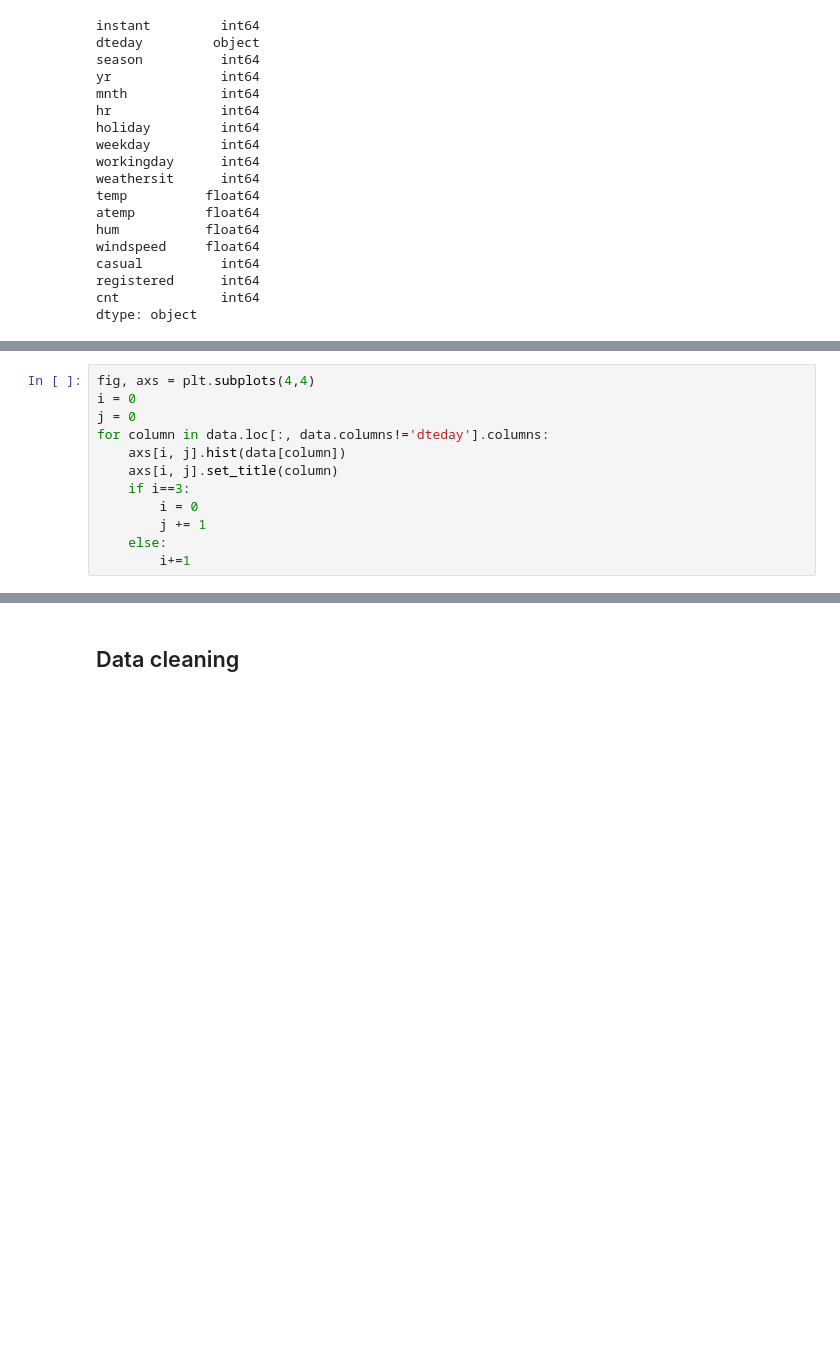
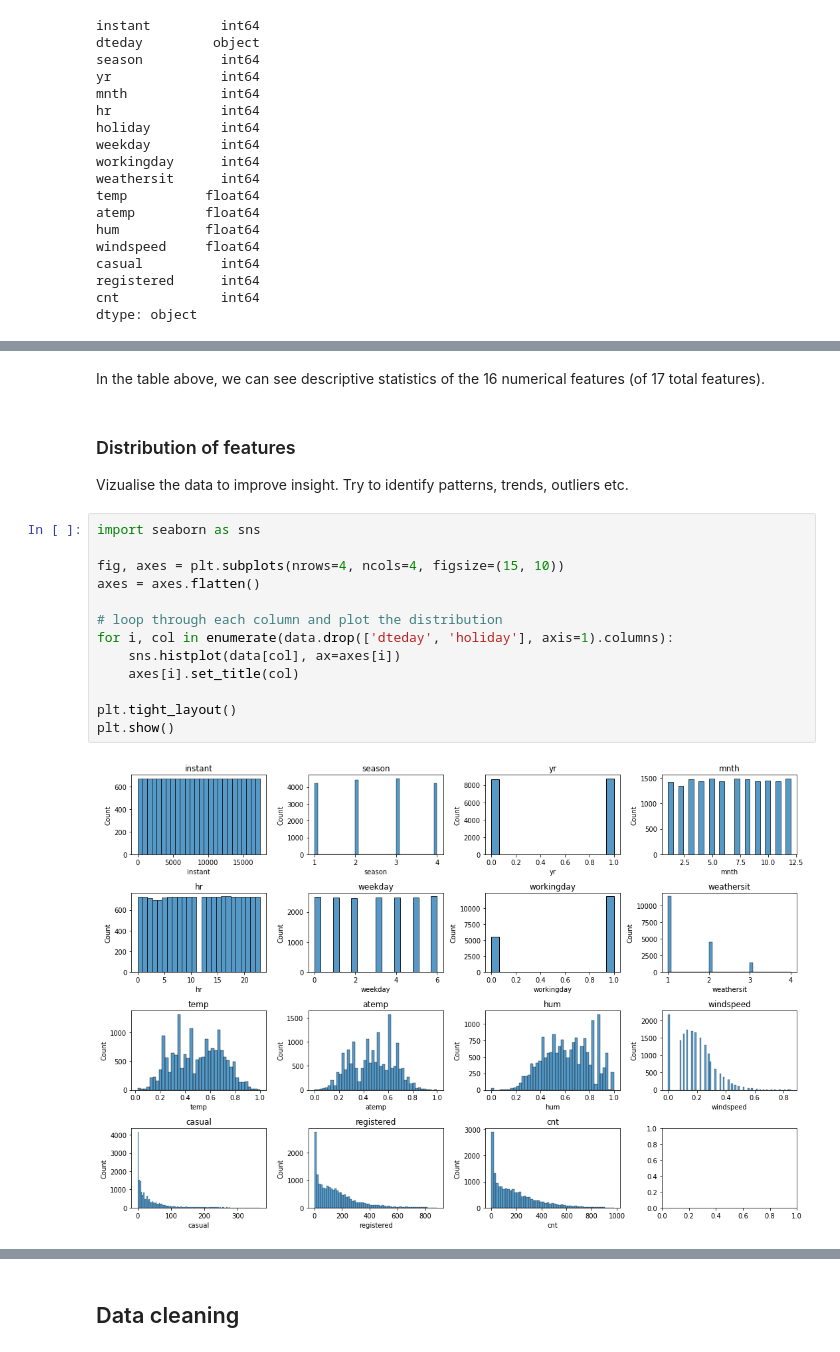
Before and after one commit to Mariuble/ucberkeley_bikerental, a Jupyter notebook: data_cleaning.ipynb, the cells around one changed output, grey strips where cells are left out. Cells and saved outputs as stored; diff of their text form; blank space fills up the shorter version.

Commit message:
EDA visualization

```diff
--- a/data_cleaning.ipynb
+++ b/data_cleaning.ipynb
@@ -83,12 +66,0 @@ False
-# %%
-fig, axs = plt.subplots(4,4)
-i = 0
-j = 0
-for column in data.loc[:, data.columns!='dteday'].columns:
-    axs[i, j].hist(data[column])
-    axs[i, j].set_title(column)
-    if i==3:
-        i = 0
-        j += 1
-    else:
-        i+=1
@@ -97 +81,21 @@ for column in data.loc[:, data.columns!='dteday'].columns:
+# %% [markdown]
+In the table above, we can see descriptive statistics of the 16 numerical features (of 17 total features).
+# %% [markdown]
+### Distribution of features
+Vizualise the data to improve insight. Try to identify patterns, trends, outliers etc.
+# %%
+import seaborn as sns
+
+fig, axes = plt.subplots(nrows=4, ncols=4, figsize=(15, 10))
+axes = axes.flatten()
+
+# loop through each column and plot the distribution
+for i, col in enumerate(data.drop(['dteday', 'holiday'], axis=1).columns):
+    sns.histplot(data[col], ax=axes[i])
+    axes[i].set_title(col)
+
+plt.tight_layout()
+plt.show()
+# %% [output]
+[figure, added]
 # %% [markdown]
```
Also changed, not shown: parts of 6 cells of this notebook.
